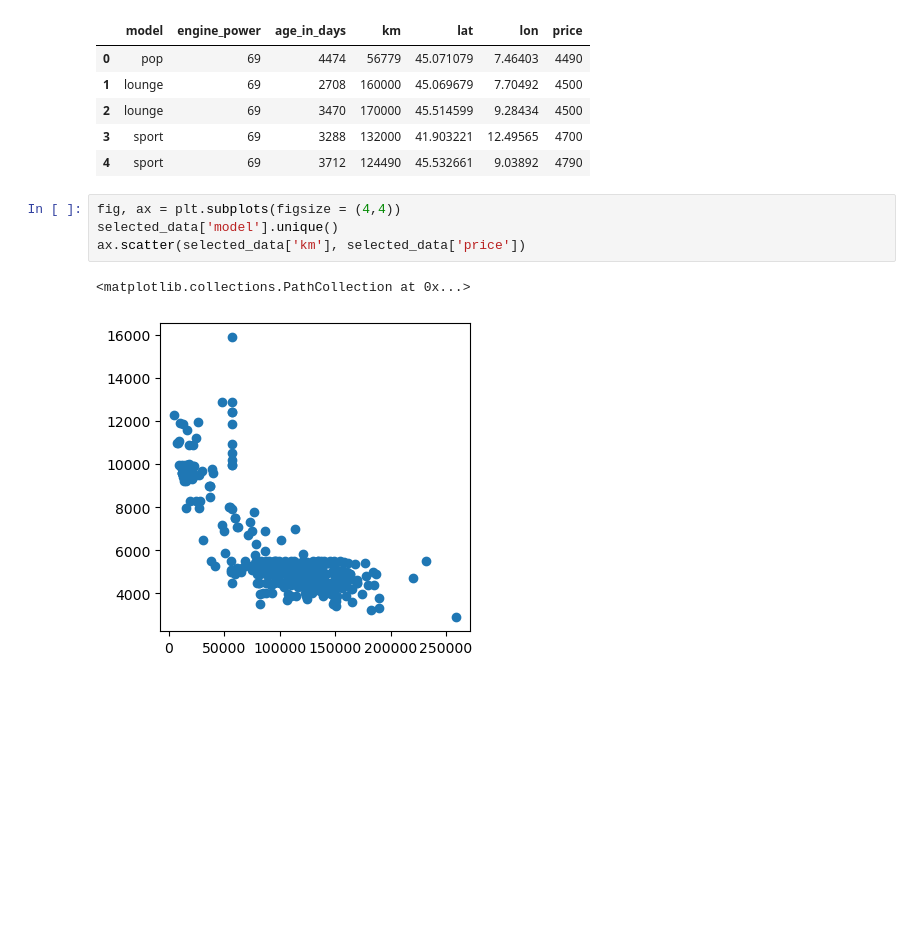
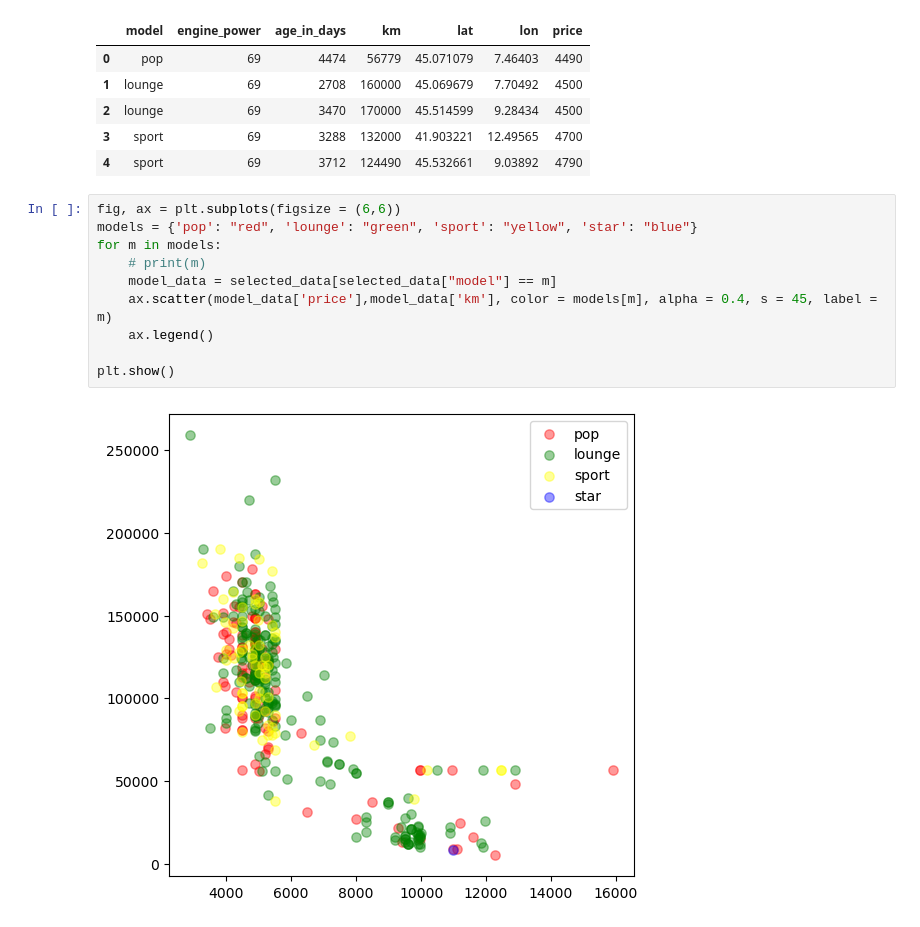
Before and after one commit to Matt9391/EsMicrorobotica, a Jupyter notebook: fiatCSV.ipynb, the cells around one changed output. Drawn from its saved outputs; the diff is of its cells as text; blank space fills up the shorter version.

```diff
--- a/fiatCSV.ipynb
+++ b/fiatCSV.ipynb
@@ -74,9 +74,14 @@ selected_data.head(5)
 | 3 | sport | 69 | 3288 | 132000 | 41.903221 | 12.49565 | 4700 |
 | 4 | sport | 69 | 3712 | 124490 | 45.532661 | 9.03892 | 4790 |
 # %%
-fig, ax = plt.subplots(figsize = (4,4))
-selected_data['model'].unique()
-ax.scatter(selected_data['km'], selected_data['price'])
+fig, ax = plt.subplots(figsize = (6,6))
+models = {'pop': "red", 'lounge': "green", 'sport': "yellow", 'star': "blue"}
+for m in models:
+    # print(m)
+    model_data = selected_data[selected_data["model"] == m]
+    ax.scatter(model_data['price'],model_data['km'], color = models[m], alpha = 0.4, s = 45, label = m)
+    ax.legend()
+
+plt.show()
 # %% [output]
-<matplotlib.collections.PathCollection at 0x...>
-[figure, old version]
+[figure, new version]
```
Also changed, not shown: parts of 1 cell of this notebook, 5 other files.
